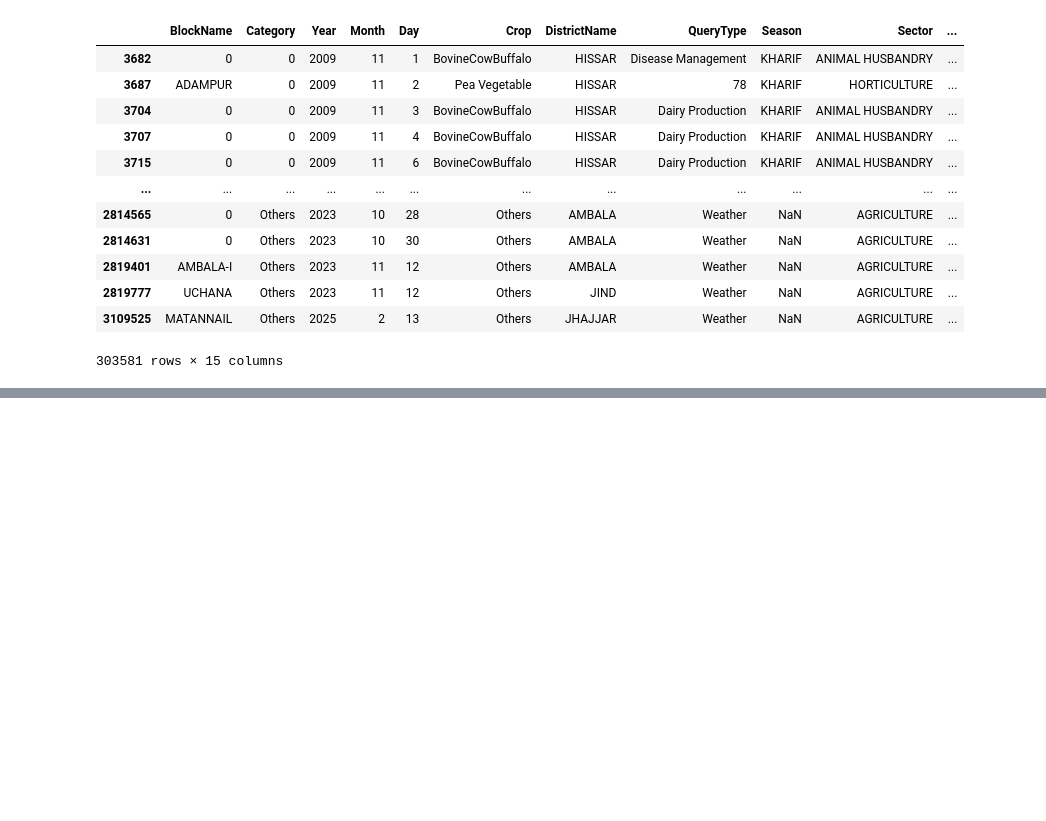
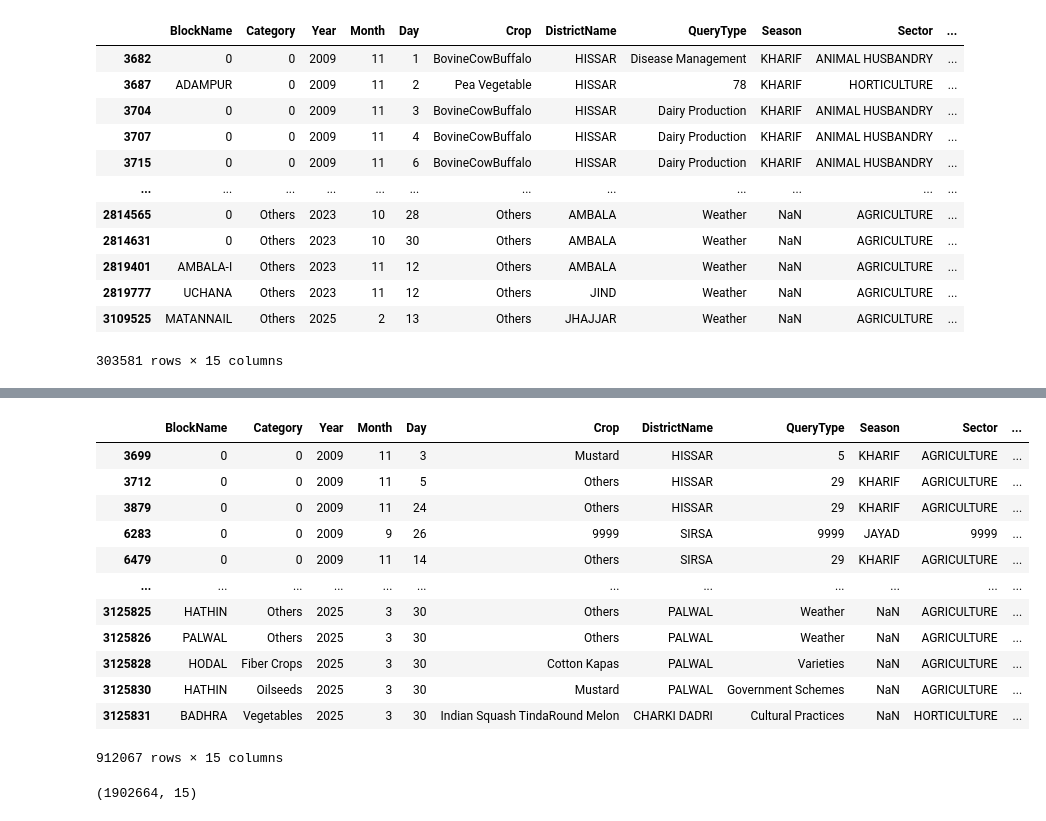
Before and after one commit to vicharanashala/agrichat-annam, a Jupyter notebook: RAG pipeline v3/data_preprocessing.ipynb, the cells around one changed output, grey strips where cells are left out. Saved outputs shown, nothing was run; the diff lists cells and outputs as text; code cells hidden in the pictures; blank space fills up the shorter version.

```diff
--- a/RAG pipeline v3/data_preprocessing.ipynb
+++ b/RAG pipeline v3/data_preprocessing.ipynb
@@ -189,0 +215,23 @@ data.shape
+# %%
+punctuation_ans_rows = is_numeric_or_punctuation(data['KccAns'])
+data[punctuation_ans_rows]
+# %% [output]
+|  | BlockName | Category | Year | Month | Day | Crop | DistrictName | QueryType | Season | Sector | ... |
+| 3699 | 0 | 0 | 2009 | 11 | 3 | Mustard | HISSAR | 5 | KHARIF | AGRICULTURE | ... |
+| 3712 | 0 | 0 | 2009 | 11 | 5 | Others | HISSAR | 29 | KHARIF | AGRICULTURE | ... |
+| 3879 | 0 | 0 | 2009 | 11 | 24 | Others | HISSAR | 29 | KHARIF | AGRICULTURE | ... |
+| 6283 | 0 | 0 | 2009 | 9 | 26 | 9999 | SIRSA | 9999 | JAYAD | 9999 | ... |
+| 6479 | 0 | 0 | 2009 | 11 | 14 | Others | SIRSA | 29 | KHARIF | AGRICULTURE | ... |
+| ... | ... | ... | ... | ... | ... | ... | ... | ... | ... | ... | ... |
+| 3125825 | HATHIN | Others | 2025 | 3 | 30 | Others | PALWAL | Weather | NaN | AGRICULTURE | ... |
+| 3125826 | PALWAL | Others | 2025 | 3 | 30 | Others | PALWAL | Weather | NaN | AGRICULTURE | ... |
+| 3125828 | HODAL | Fiber Crops | 2025 | 3 | 30 | Cotton Kapas | PALWAL | Varieties | NaN | AGRICULTURE | ... |
+| 3125830 | HATHIN | Oilseeds | 2025 | 3 | 30 | Mustard | PALWAL | Government Schemes | NaN | AGRICULTURE | ... |
+| 3125831 | BADHRA | Vegetables | 2025 | 3 | 30 | Indian Squash TindaRound Melon | CHARKI DADRI | Cultural Practices | NaN | HORTICULTURE | ... |
+912067 rows × 15 columns
+# %%
+data = data[~punctuation_query_rows]
+data = data[~punctuation_ans_rows]
+data.shape
+# %% [output]
+(1902664, 15)
```
Also changed, not shown: parts of 19 cells of this notebook, 9 other files.
